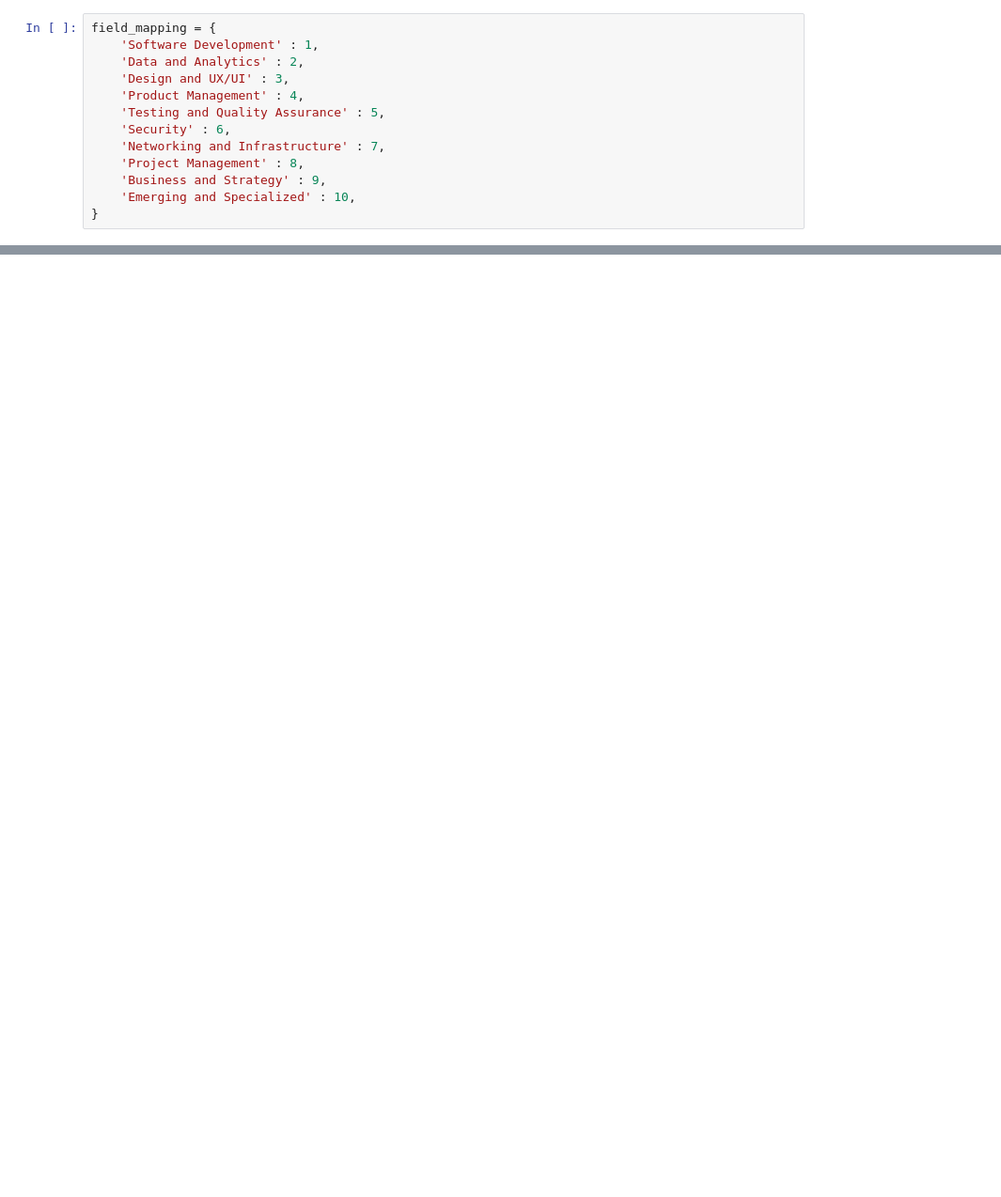
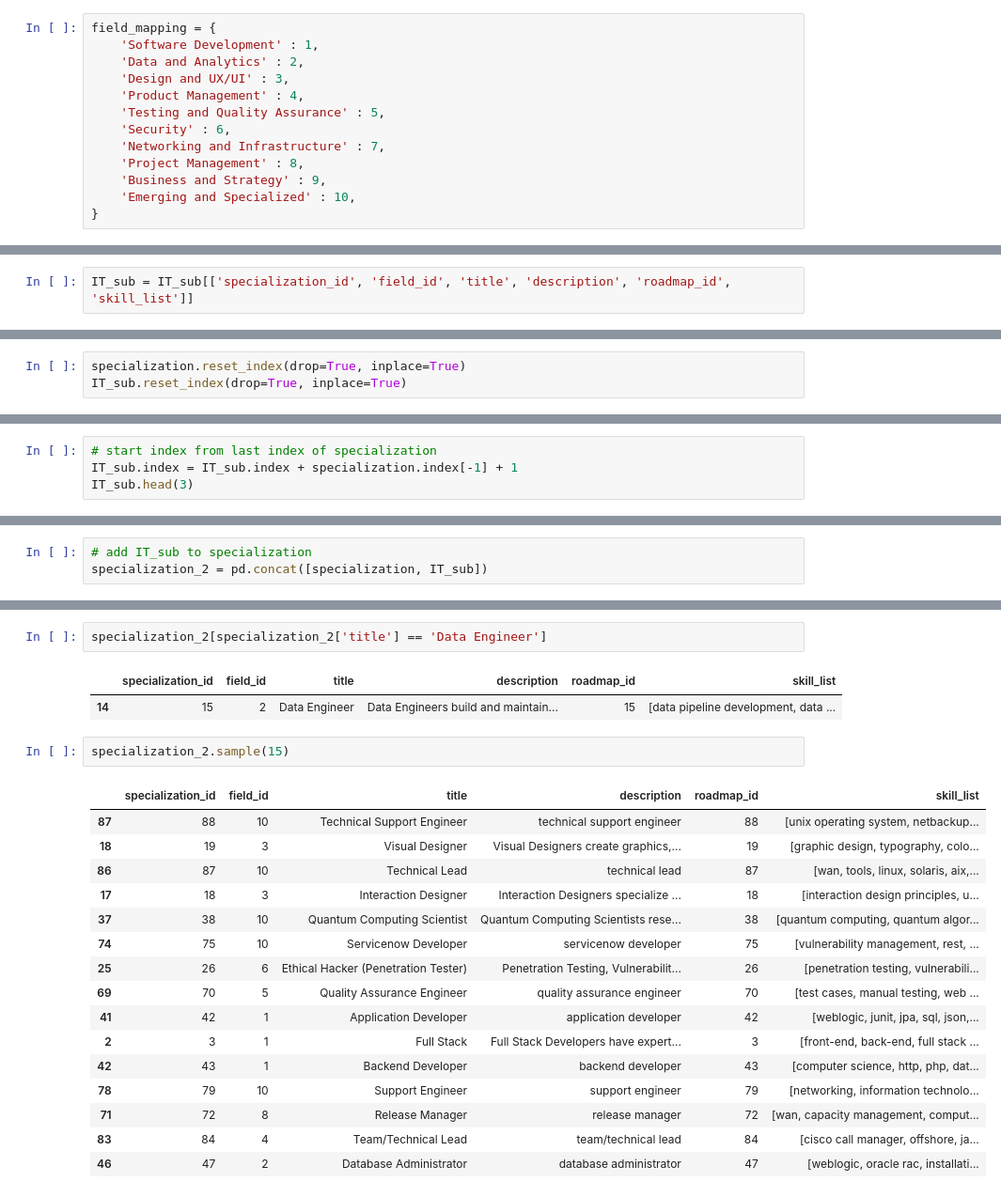
Before and after one commit to ron-ligsay/course-u, a Jupyter notebook: course_u/src/notebooks/specialization_x_field_skills.ipynb, the cells around one changed output, grey strips where cells are left out. Shown: that part at 94% size. Cells and saved outputs as stored; diff of their text form; blank space fills up the shorter version.

Commit message:
concat Nakuri IT to Specialization list

```diff
--- a/course_u/src/notebooks/specialization_x_field_skills.ipynb
+++ b/course_u/src/notebooks/specialization_x_field_skills.ipynb
@@ -221,0 +352,2 @@ See the caveats in the documentation: https://pandas.pydata.org/pandas-docs/stab
+# %%
+IT_sub = IT_sub[['specialization_id', 'field_id', 'title', 'description', 'roadmap_id', 'skill_list']]
@@ -221,0 +361,3 @@ See the caveats in the documentation: https://pandas.pydata.org/pandas-docs/stab
+# %%
+specialization.reset_index(drop=True, inplace=True)
+IT_sub.reset_index(drop=True, inplace=True)
@@ -221,0 +371,4 @@ See the caveats in the documentation: https://pandas.pydata.org/pandas-docs/stab
+# %%
+# start index from last index of specialization
+IT_sub.index = IT_sub.index + specialization.index[-1] + 1
+IT_sub.head(3)
@@ -221,0 +389,3 @@ See the caveats in the documentation: https://pandas.pydata.org/pandas-docs/stab
+# %%
+# add IT_sub to specialization
+specialization_2 = pd.concat([specialization, IT_sub])
@@ -221,0 +406,24 @@ See the caveats in the documentation: https://pandas.pydata.org/pandas-docs/stab
+# %%
+specialization_2[specialization_2['title'] == 'Data Engineer']
+# %% [output]
+|  | specialization_id | field_id | title | description | roadmap_id | skill_list |
+| 14 | 15 | 2 | Data Engineer | Data Engineers build and maintain... | 15 | [data pipeline development, data ... |
+# %%
+specialization_2.sample(15)
+# %% [output]
+|  | specialization_id | field_id | title | description | roadmap_id | skill_list |
+| 87 | 88 | 10 | Technical Support Engineer | technical support engineer | 88 | [unix operating system, netbackup... |
+| 18 | 19 | 3 | Visual Designer | Visual Designers create graphics,... | 19 | [graphic design, typography, colo... |
+| 86 | 87 | 10 | Technical Lead | technical lead | 87 | [wan, tools, linux, solaris, aix,... |
+| 17 | 18 | 3 | Interaction Designer | Interaction Designers specialize ... | 18 | [interaction design principles, u... |
+| 37 | 38 | 10 | Quantum Computing Scientist | Quantum Computing Scientists rese... | 38 | [quantum computing, quantum algor... |
+| 74 | 75 | 10 | Servicenow Developer | servicenow developer | 75 | [vulnerability management, rest, ... |
+| 25 | 26 | 6 | Ethical Hacker (Penetration Tester) | Penetration Testing, Vulnerabilit... | 26 | [penetration testing, vulnerabili... |
+| 69 | 70 | 5 | Quality Assurance Engineer | quality assurance engineer | 70 | [test cases, manual testing, web ... |
+| 41 | 42 | 1 | Application Developer | application developer | 42 | [weblogic, junit, jpa, sql, json,... |
+| 2 | 3 | 1 | Full Stack | Full Stack Developers have expert... | 3 | [front-end, back-end, full stack ... |
+| 42 | 43 | 1 | Backend Developer | backend developer | 43 | [computer science, http, php, dat... |
+| 78 | 79 | 10 | Support Engineer | support engineer | 79 | [networking, information technolo... |
+| 71 | 72 | 8 | Release Manager | release manager | 72 | [wan, capacity management, comput... |
+| 83 | 84 | 4 | Team/Technical Lead | team/technical lead | 84 | [cisco call manager, offshore, ja... |
+| 46 | 47 | 2 | Database Administrator | database administrator | 47 | [weblogic, oracle rac, installati... |
```
Also changed, not shown: parts of 44 cells of this notebook.
